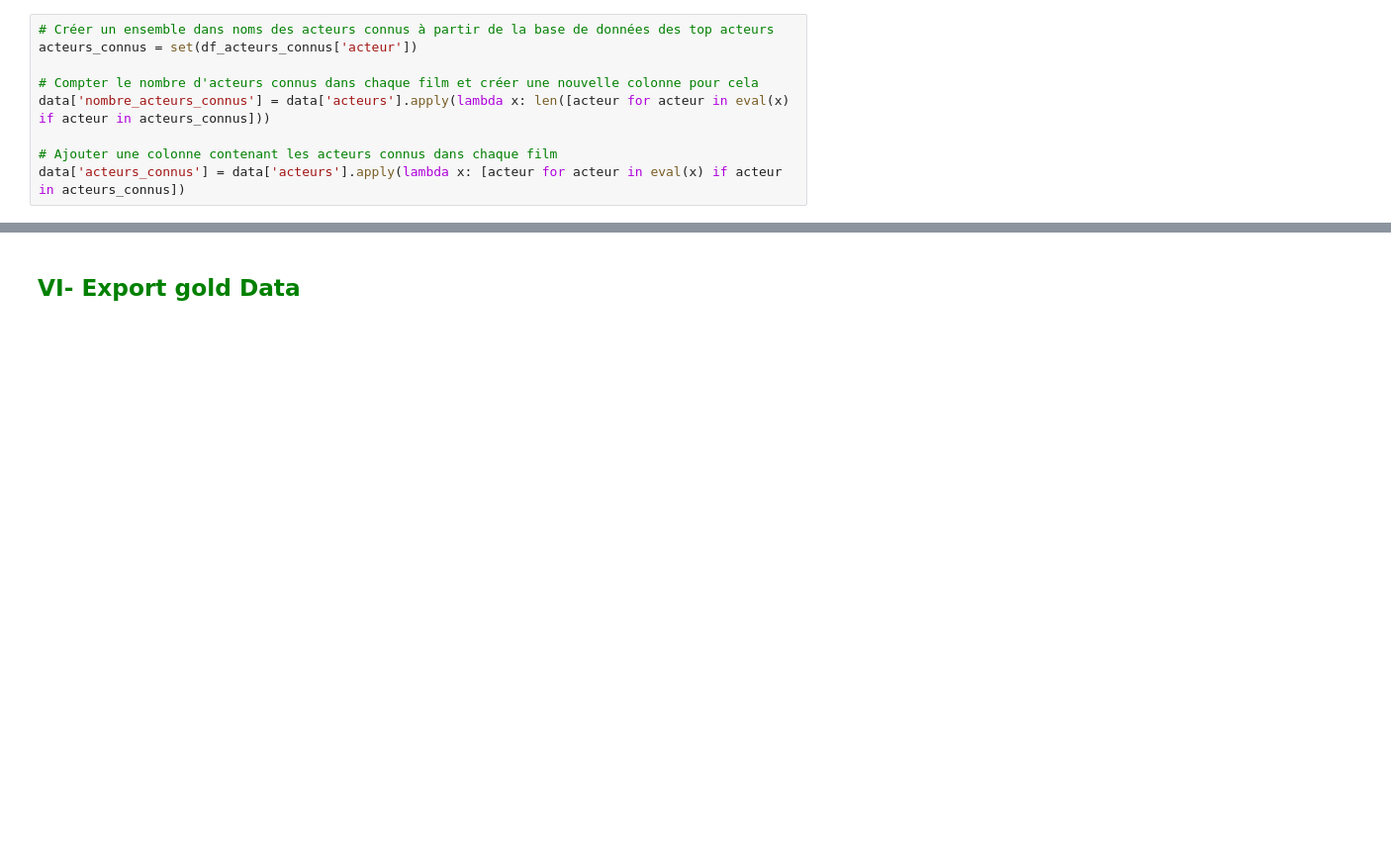
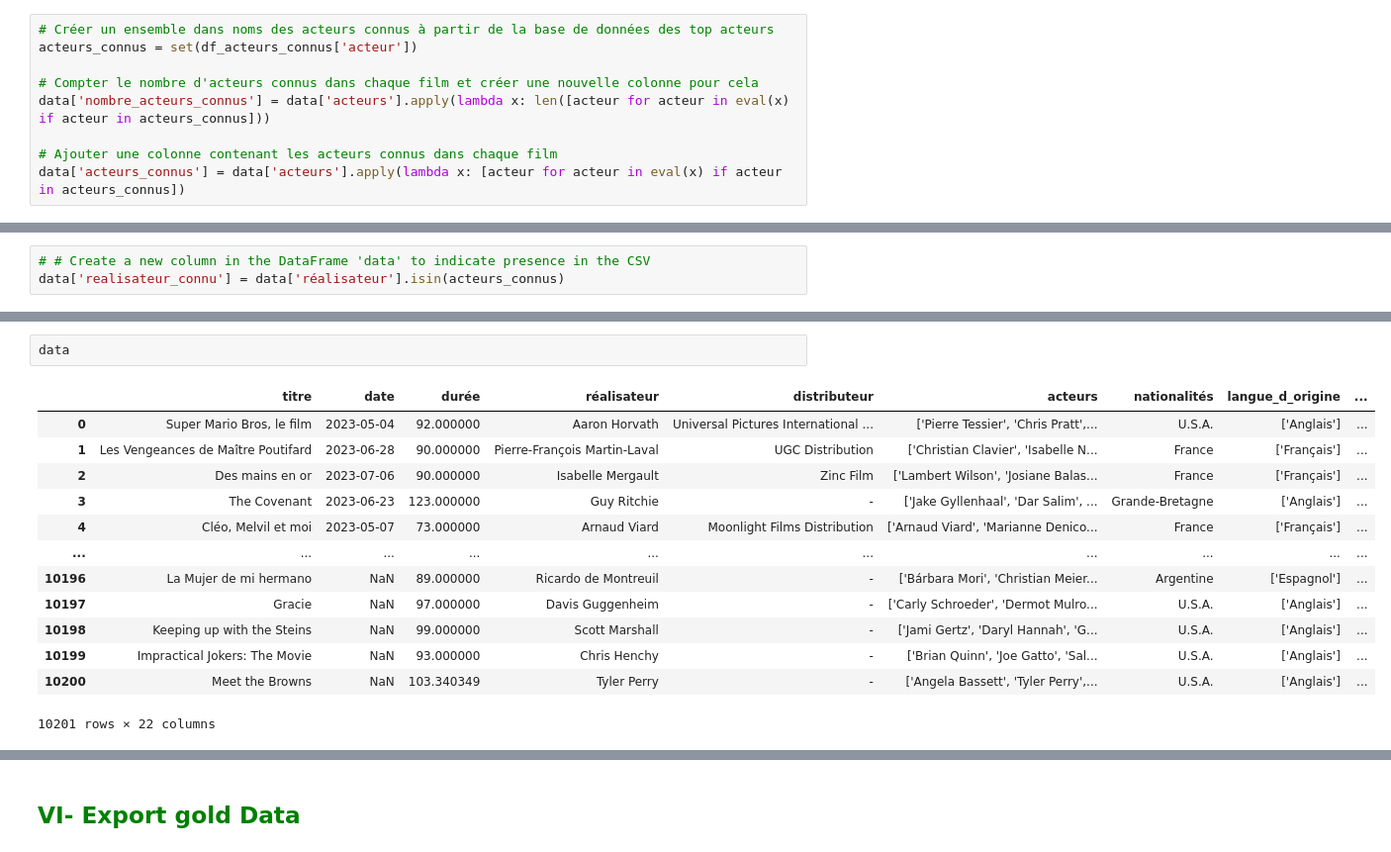
Before and after one commit to RolaMmss/prevoir_la_popularite_d_un_film, a Jupyter notebook: feature engineering/feature engineering.ipynb, the cells around one changed output, grey strips where cells are left out. Shown: that part at 99% size. Drawn from its saved outputs; the diff is of its cells as text; blank space fills up the shorter version.

```diff
--- a/feature engineering/feature engineering.ipynb
+++ b/feature engineering/feature engineering.ipynb
@@ -117,0 +120,3 @@ data['acteurs_connus'] = data['acteurs'].apply(lambda x: [acteur for acteur in e
+# %%
+# # Create a new column in the DataFrame 'data' to indicate presence in the CSV
+data['realisateur_connu'] = data['réalisateur'].isin(acteurs_connus)
@@ -117,0 +131,16 @@ data['acteurs_connus'] = data['acteurs'].apply(lambda x: [acteur for acteur in e
+# %%
+data
+# %% [output]
+|  | titre | date | durée | réalisateur | distributeur | acteurs | nationalités | langue_d_origine | ... |
+| 0 | Super Mario Bros, le film | 2023-05-04 | 92.000000 | Aaron Horvath | Universal Pictures International ... | ['Pierre Tessier', 'Chris Pratt',... | U.S.A. | ['Anglais'] | ... |
+| 1 | Les Vengeances de Maître Poutifard | 2023-06-28 | 90.000000 | Pierre-François Martin-Laval | UGC Distribution | ['Christian Clavier', 'Isabelle N... | France | ['Français'] | ... |
+| 2 | Des mains en or | 2023-07-06 | 90.000000 | Isabelle Mergault | Zinc Film | ['Lambert Wilson', 'Josiane Balas... | France | ['Français'] | ... |
+| 3 | The Covenant | 2023-06-23 | 123.000000 | Guy Ritchie | - | ['Jake Gyllenhaal', 'Dar Salim', ... | Grande-Bretagne | ['Anglais'] | ... |
+| 4 | Cléo, Melvil et moi | 2023-05-07 | 73.000000 | Arnaud Viard | Moonlight Films Distribution | ['Arnaud Viard', 'Marianne Denico... | France | ['Français'] | ... |
+| ... | ... | ... | ... | ... | ... | ... | ... | ... | ... |
+| 10196 | La Mujer de mi hermano | NaN | 89.000000 | Ricardo de Montreuil | - | ['Bárbara Mori', 'Christian Meier... | Argentine | ['Espagnol'] | ... |
+| 10197 | Gracie | NaN | 97.000000 | Davis Guggenheim | - | ['Carly Schroeder', 'Dermot Mulro... | U.S.A. | ['Anglais'] | ... |
+| 10198 | Keeping up with the Steins | NaN | 99.000000 | Scott Marshall | - | ['Jami Gertz', 'Daryl Hannah', 'G... | U.S.A. | ['Anglais'] | ... |
+| 10199 | Impractical Jokers: The Movie | NaN | 93.000000 | Chris Henchy | - | ['Brian Quinn', 'Joe Gatto', 'Sal... | U.S.A. | ['Anglais'] | ... |
+| 10200 | Meet the Browns | NaN | 103.340349 | Tyler Perry | - | ['Angela Bassett', 'Tyler Perry',... | U.S.A. | ['Anglais'] | ... |
+10201 rows × 22 columns
```
Also changed, not shown: parts of 7 cells of this notebook, 2 other files.
